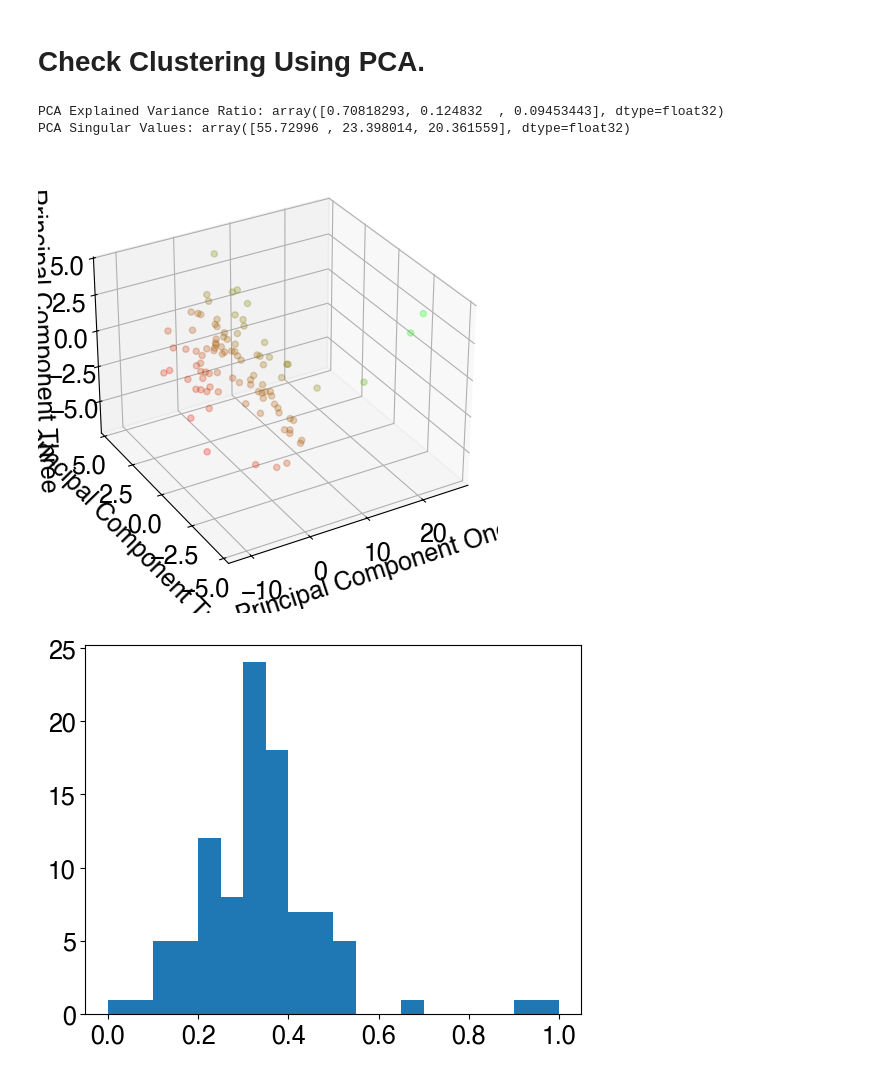
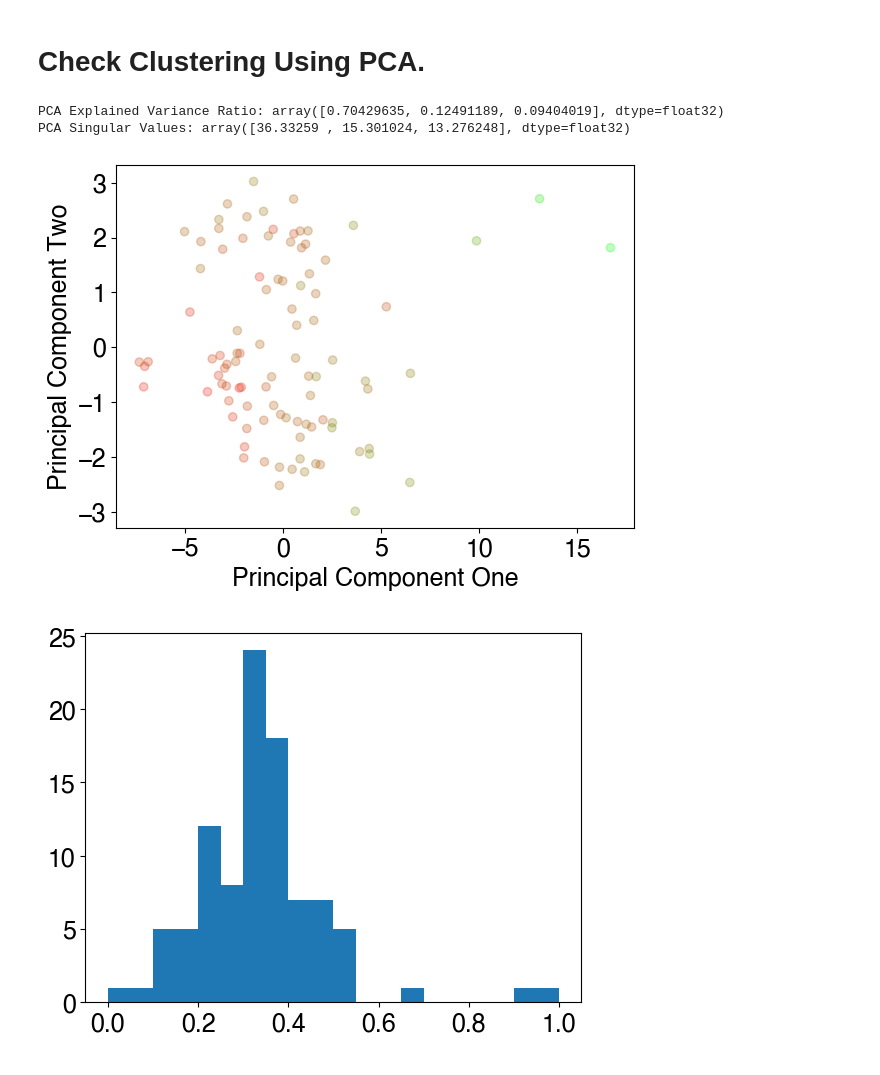
Before and after one commit to aztaylor/gRNA2Knockdown, a Jupyter notebook: Restore.ipynb, the cells around one changed output. Drawn from its saved outputs; the diff is of its cells as text; code cells hidden in the pictures.

Commit message:
Reran model testing and training and changed PCA to a 2D reprentation.  Still need to change calculation for fold-change and provide a range of the window.

```diff
--- a/Restore.ipynb
+++ b/Restore.ipynb
@@ -137,7 +137,7 @@ this_corpus_vec = np.asarray(this_corpus_vec)
 # %% [markdown]
 # Define Session, Assemble Network, and Train.
 # %%
-train_flag = False
+train_flag = True
 
 hidden_vars_list = [intermediate_dim]*n_pre_post_layers+[embedding_dim]+[intermediate_dim]*n_pre_post_layers+[stride_parameter]
 
@@ -266,38 +266,38 @@ svd_solver='auto', tol=0.0, whiten=False)
 
 print("PCA Explained Variance Ratio: " + repr(pca.explained_variance_ratio_))
 print("PCA Singular Values: " + repr(pca.singular_values_))
 
 X_transformed = pca.transform(X)
 X_transformed = X_transformed[0:]
 
 fig = plt.figure()
-ax = fig.add_subplot(111, projection='3d')
+ax = fig.add_subplot(111)#, projection='3d')
 
 this_colors = 0*np.random.rand(len(X_transformed), 6)
 
 foldchange_colorscale = np.sum(np.abs(listed_foldchangedata),axis=1)
 
 foldchange_colorscale = (foldchange_colorscale-np.min(foldchange_colorscale))/np.max(foldchange_colorscale-np.min(foldchange_colorscale))
 
 rgb_scheme = np.zeros((len(X_transformed),3))
 for x_ind in range(0,len(X_transformed)):
     rgb_scheme[x_ind,0] = 1.0-foldchange_colorscale[x_ind]
     rgb_scheme[x_ind,1] = foldchange_colorscale[x_ind]
 
-ax.scatter(X_transformed[:,0], X_transformed[:,1],X_transformed[:,2],
+ax.scatter(X_transformed[:,0], X_transformed[:,1],
             c=rgb_scheme, marker='o',alpha=0.25)
-ax.view_init(30, azim=240)
+#ax.view_init(30, azim=240)
 ax.set_xlabel('Principal Component One')
 ax.set_ylabel('Principal Component Two')
-ax.set_zlabel('Principal Component Three')
+#ax.set_zlabel('Principal Component Three')
 plt.tight_layout()
 fig.savefig(f"Figures/PCA{date}_{time}.png")
 
 fig2 = plt.figure()
 plt.hist(foldchange_colorscale,bins=20)
 fig2.savefig(f"Figures/Hist{date}_{time}.png")
 # %% [output]
-PCA Explained Variance Ratio: array([0.70818293, 0.124832  , 0.09453443], dtype=float32)
-PCA Singular Values: array([55.72996 , 23.398014, 20.361559], dtype=float32)
+PCA Explained Variance Ratio: array([0.70429635, 0.12491189, 0.09404019], dtype=float32)
+PCA Singular Values: array([36.33259 , 15.301024, 13.276248], dtype=float32)
-[figure, old version]
+[figure, new version]
 [figure]
```
Also changed, not shown: parts of 1 cell of this notebook, 9 other files.
